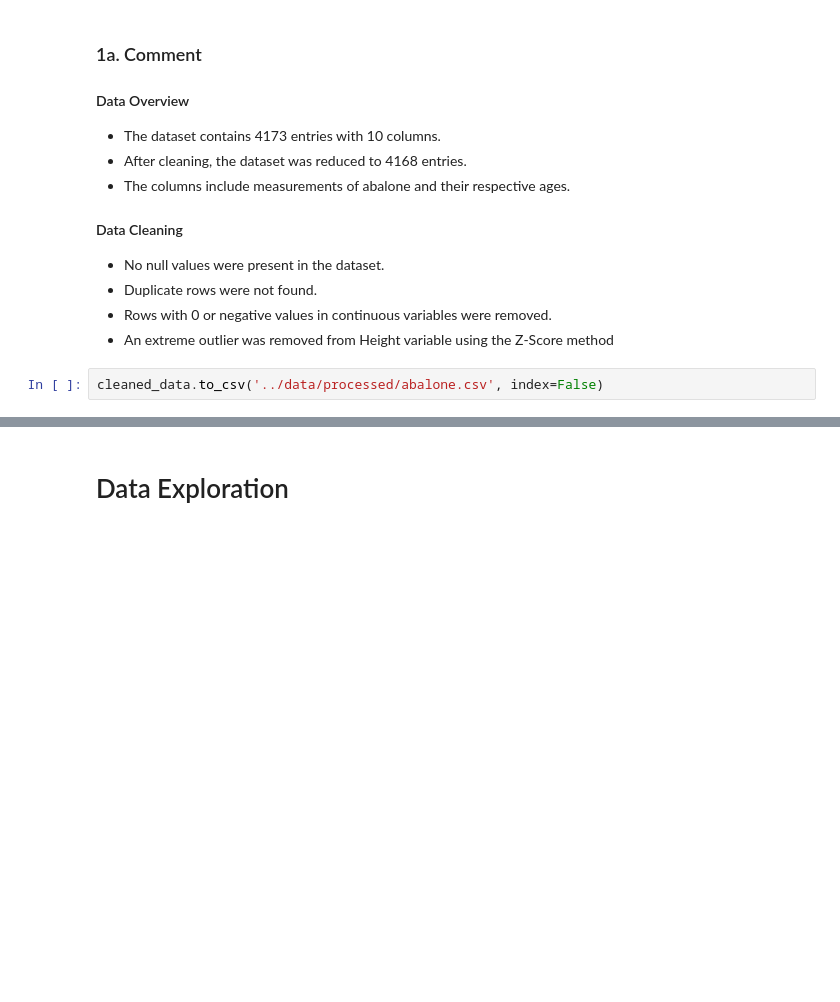
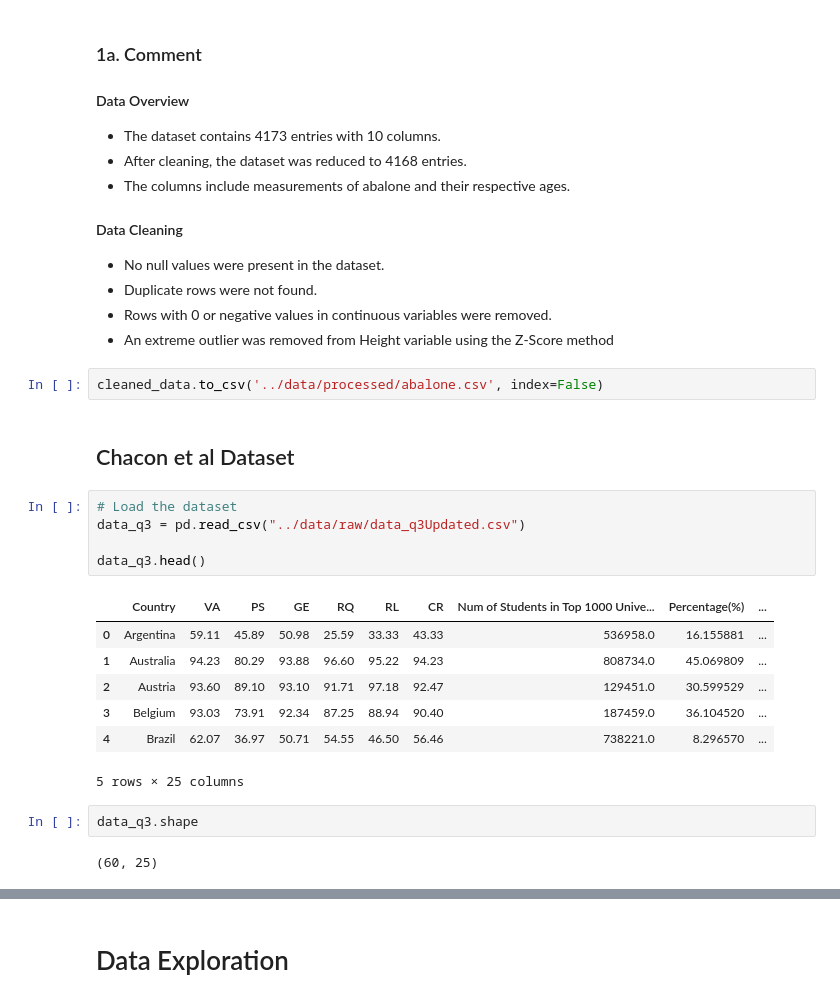
Before and after one commit to yashsavani19/Abalone-Age-Prediction-Analysis, a Jupyter notebook: notebooks/1_Data_Cleaning_and_Exploration.ipynb, the cells around one changed output, grey strips where cells are left out. Saved outputs shown, nothing was run; the diff lists cells and outputs as text; blank space fills up the shorter version.

```diff
--- a/notebooks/1_Data_Cleaning_and_Exploration.ipynb
+++ b/notebooks/1_Data_Cleaning_and_Exploration.ipynb
@@ -164,3 +166,22 @@ cleaned_data.to_csv('../data/processed/abalone.csv', index=False)
 - An extreme outlier was removed from Height variable using the Z-Score method
 # %%
 cleaned_data.to_csv('../data/processed/abalone.csv', index=False)
+# %% [markdown]
+## Chacon et al Dataset
+# %%
+# Load the dataset
+data_q3 = pd.read_csv("../data/raw/data_q3Updated.csv")
+
+data_q3.head()
+# %% [output]
+|  | Country | VA | PS | GE | RQ | RL | CR | Num of Students in Top 1000 Unive... | Percentage(%) | ... |
+| 0 | Argentina | 59.11 | 45.89 | 50.98 | 25.59 | 33.33 | 43.33 | 536958.0 | 16.155881 | ... |
+| 1 | Australia | 94.23 | 80.29 | 93.88 | 96.60 | 95.22 | 94.23 | 808734.0 | 45.069809 | ... |
+| 2 | Austria | 93.60 | 89.10 | 93.10 | 91.71 | 97.18 | 92.47 | 129451.0 | 30.599529 | ... |
+| 3 | Belgium | 93.03 | 73.91 | 92.34 | 87.25 | 88.94 | 90.40 | 187459.0 | 36.104520 | ... |
+| 4 | Brazil | 62.07 | 36.97 | 50.71 | 54.55 | 46.50 | 56.46 | 738221.0 | 8.296570 | ... |
+5 rows × 25 columns
+# %%
+data_q3.shape
+# %% [output]
+(60, 25)
```
Also changed, not shown: parts of 14 cells of this notebook.
